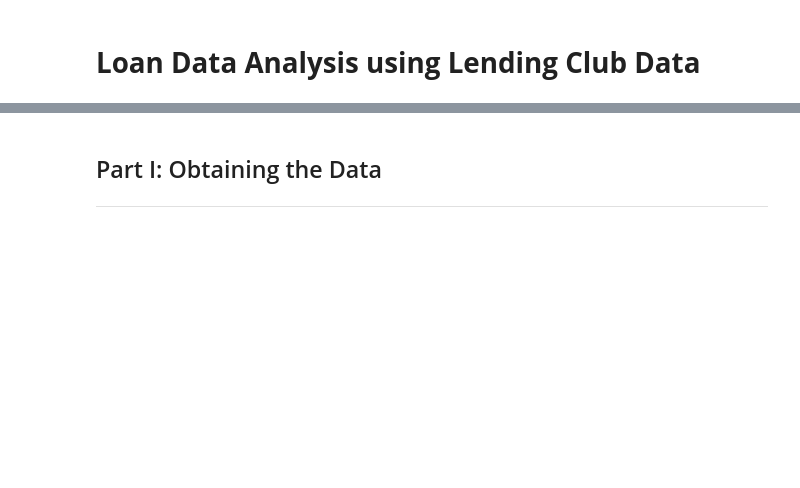
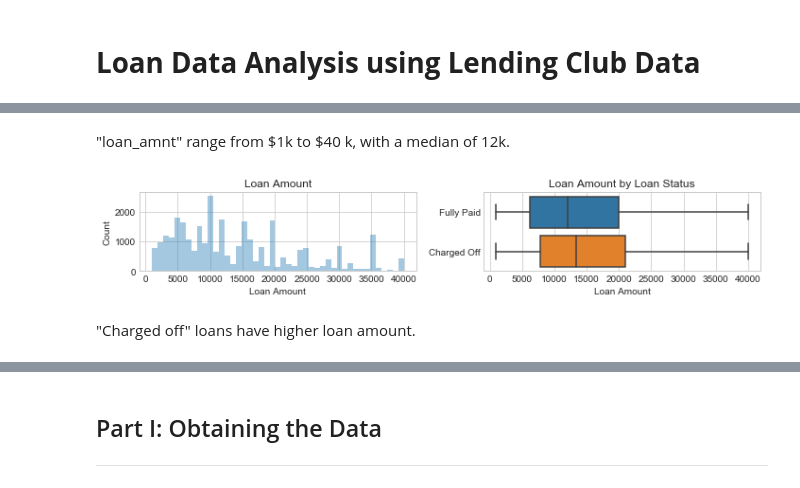
Before and after one commit to yanxiali/Predicting-Default-Clients-of-Lending-Club-Loans, a Jupyter notebook: LC_Loan.ipynb, the cells around one changed output, grey strips where cells are left out. Saved outputs shown, nothing was run; the diff lists cells and outputs as text; code cells hidden in the pictures; blank space fills up the shorter version.

```diff
--- a/LC_Loan.ipynb
+++ b/LC_Loan.ipynb
@@ -2,0 +218,2 @@
+# %%
+df.drop(labels=drop_list, axis=1, inplace=True)
@@ -2,0 +237,2 @@
+# %%
+drop_list = ['acc_now_delinq', 'acc_open_past_24mths', 'avg_cur_bal', 'bc_open_to_buy', 'bc_util', 'chargeoff_within_12_mths', 'collection_recovery_fee', 'collections_12_mths_ex_med', 'debt_settlement_flag', 'delinq_2yrs', 'delinq_amnt', 'disbursement_method', 'funded_amnt', 'funded_amnt_inv', 'hardship_flag', 'inq_last_6mths', 'last_credit_pull_d', 'last_fico_range_high', 'last_fico_range_low', 'last_pymnt_amnt', 'last_pymnt_d', 'mo_sin_rcnt_rev_tl_op', 'mo_sin_rcnt_tl', 'mths_since_recent_bc', 'mths_since_recent_inq', 'num_accts_ever_120_pd', 'num_actv_bc_tl', 'num_actv_rev_tl', 'num_bc_sats', 'num_bc_tl', 'num_il_tl', 'num_op_rev_tl', 'num_rev_accts', 'num_rev_tl_bal_gt_0', 'num_sats', 'num_tl_120dpd_2m', 'num_tl_30dpd', 'num_tl_90g_dpd_24m', 'num_tl_op_past_12m', 'open_acc', 'out_prncp', 'out_prncp_inv', 'pct_tl_nvr_dlq', 'percent_bc_gt_75', 'pymnt_plan', 'recoveries', 'revol_bal', 'revol_util', 'tax_liens', 'tot_coll_amt', 'tot_cur_bal', 'tot_hi_cred_lim', 'total_acc', 'total_bal_ex_mort', 'total_bc_limit', 'total_il_high_credit_limit', 'total_pymnt', 'total_pymnt_inv', 'total_rec_int', 'total_rec_late_fee', 'total_rec_prncp', 'total_rev_hi_lim', 'open_acc_6m', 'open_act_il', 'open_il_12m', 'open_il_24m', 'mths_since_rcnt_il', 'total_bal_il', 'il_util', 'open_rv_12m', 'open_rv_24m', 'max_bal_bc', 'all_util', 'inq_fi', 'total_cu_tl', 'inq_last_12m']
@@ -2,0 +243,2 @@
+# %%
+df.drop(labels=drop_list, axis=1, inplace=True)
@@ -2,0 +260,30 @@
+# %%
+def plot_var(col_name, full_name, continuous):
+    """
+    Visualize a variable with/without faceting on the loan status.
+    - col_name is the variable name in the dataframe
+    - full_name is the full variable name
+    - continuous is True for continuous variables
+    """
+    fig, (ax1, ax2) = plt.subplots(1, 2, sharex=False, figsize=(10,2))
+    # plot without loan status
+    if continuous:
+        sns.distplot(df.loc[df[col_name].notnull(), col_name], kde=False, ax=ax1)
+    else:
+        sns.countplot(df[col_name], order=sorted(df[col_name].unique()), color='#5975A4', saturation=1, ax=ax1)
+    ax1.set_xlabel(full_name)
+    ax1.set_ylabel('Count')
+    ax1.set_title(full_name)
+    # plot with loan status
+    if continuous:
+        sns.boxplot(x=col_name, y='loan_status', data=df, ax=ax2)
+        ax2.set_ylabel('')
+        ax2.set_title(full_name + ' by Loan Status')
+    else:
+        fully_paid_rates = df.groupby(col_name)['loan_status'].value_counts(normalize=True)[:,'Fully Paid']
+        sns.barplot(x=fully_paid_rates.index, y=fully_paid_rates.values, color='#5975A4', saturation=1, ax=ax2)
+        ax2.set_ylabel('Fraction of Loans Fully Paid')
+        ax2.set_title('Fully Paid Rate by ' + full_name)
+    ax2.set_xlabel(full_name)
+
+    plt.tight_layout()
@@ -2,0 +341,8 @@
+# %% [markdown]
+"loan_amnt" range from \$1k to \$40 k, with a median of 12k.
+# %%
+plot_var('loan_amnt', 'Loan Amount', continuous=True)
+# %% [output]
+[figure, added]
+# %% [markdown]
+"Charged off" loans have higher loan amount.
```
Also changed, not shown: parts of 155 cells of this notebook, 1 other file.
